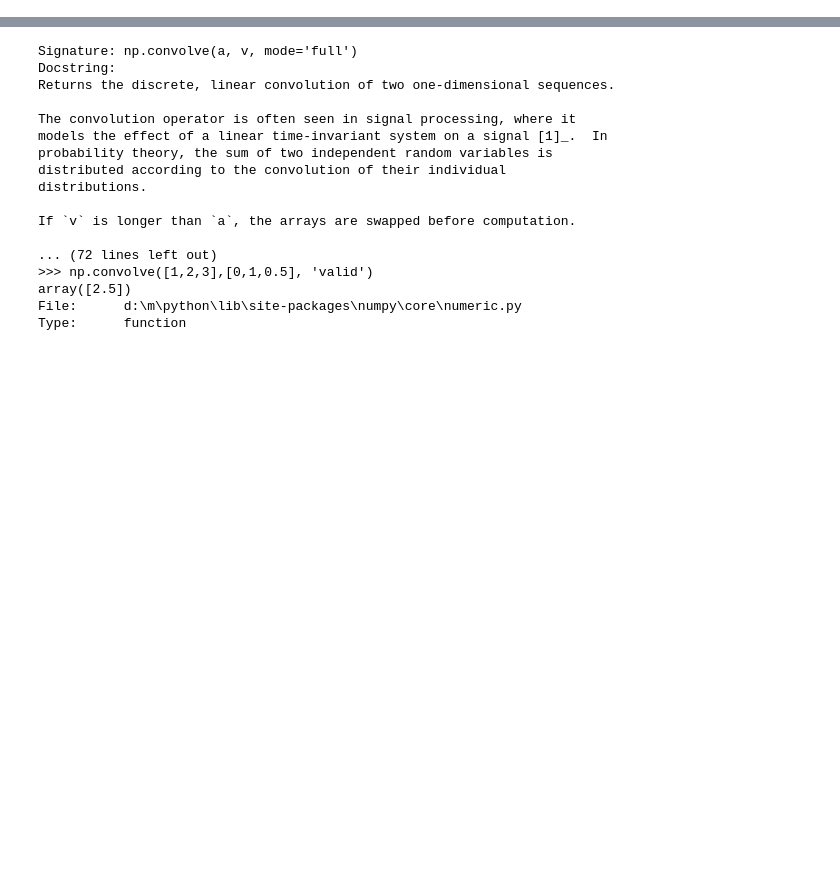
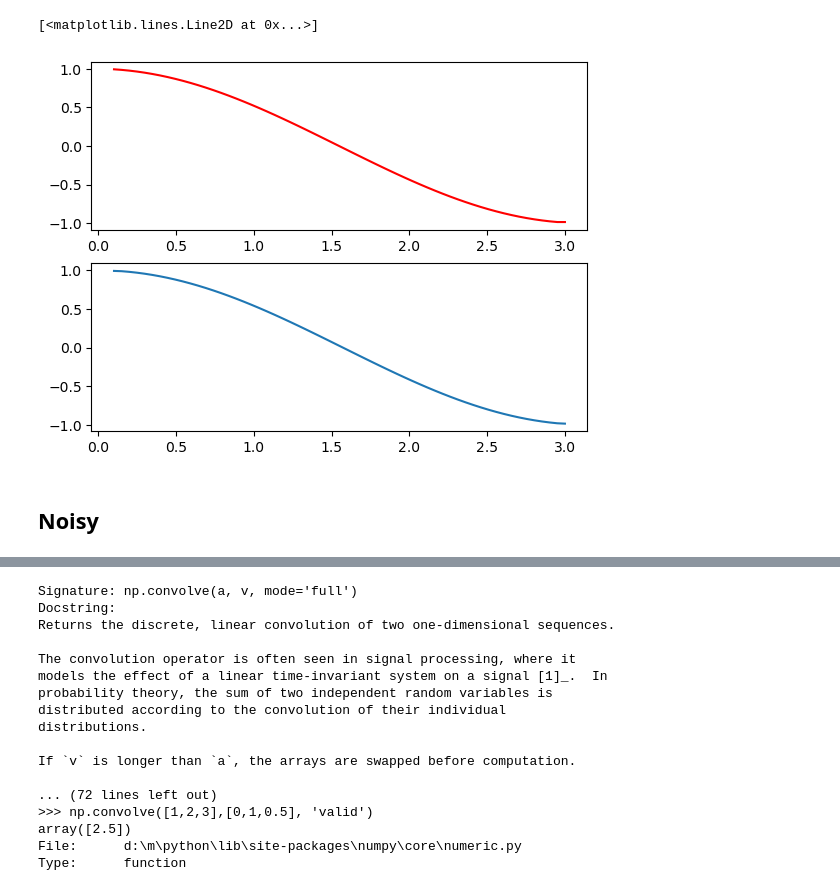
Before and after one commit to silversurfer98/col-lec, a Jupyter notebook: calculus.ipynb, the cells around one changed output, grey strips where cells are left out. Saved outputs shown, nothing was run; the diff lists cells and outputs as text; code cells hidden in the pictures; blank space fills up the shorter version.

```diff
--- a/calculus.ipynb
+++ b/calculus.ipynb
@@ -14,0 +19,9 @@ plt.plot(t,x)
+# %%
+delX = abs(t[0] - t[1])
+
+diff = np.zeros(np.size(t))
+diff[0] = (x[1] - x[0])/(t[1] - t[0])
+diff[-1] = (x[-1] - x[-2])/(t[-1] - t[-2])
+
+for i in range(1,t.size-1):
+    diff[i] = (x[i+1] - x[i])/(t[i+1] - t[i])
@@ -15 +34,11 @@ plt.plot(t,x)
+# %%
+diff = np.array(diff)
+fig, ax = plt.subplots(2)
+ax[0].plot(t,diff,'r-')
+ax[1].plot(t,np.gradient(x,t))
+# %% [output]
+[<matplotlib.lines.Line2D at 0x...>]
+[figure, added]
+# %% [markdown]
+## Noisy
 # %%
```
Also changed, not shown: parts of 15 cells of this notebook, 2 other files.
